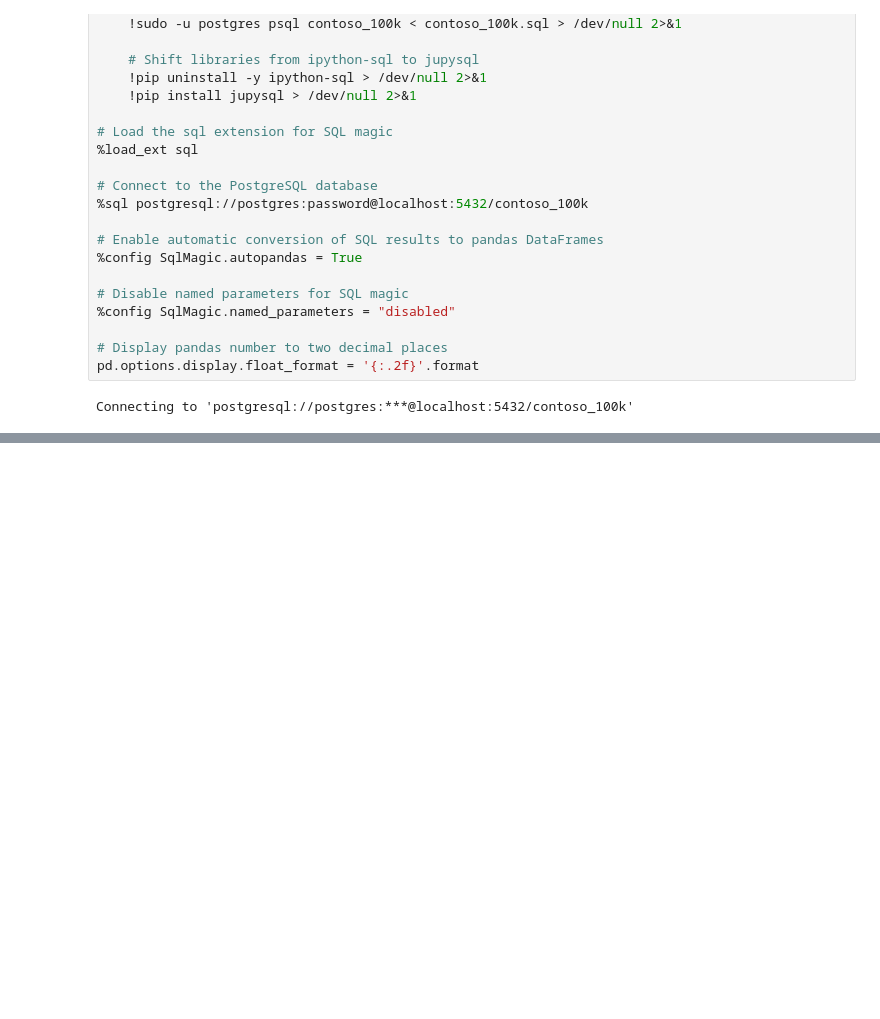
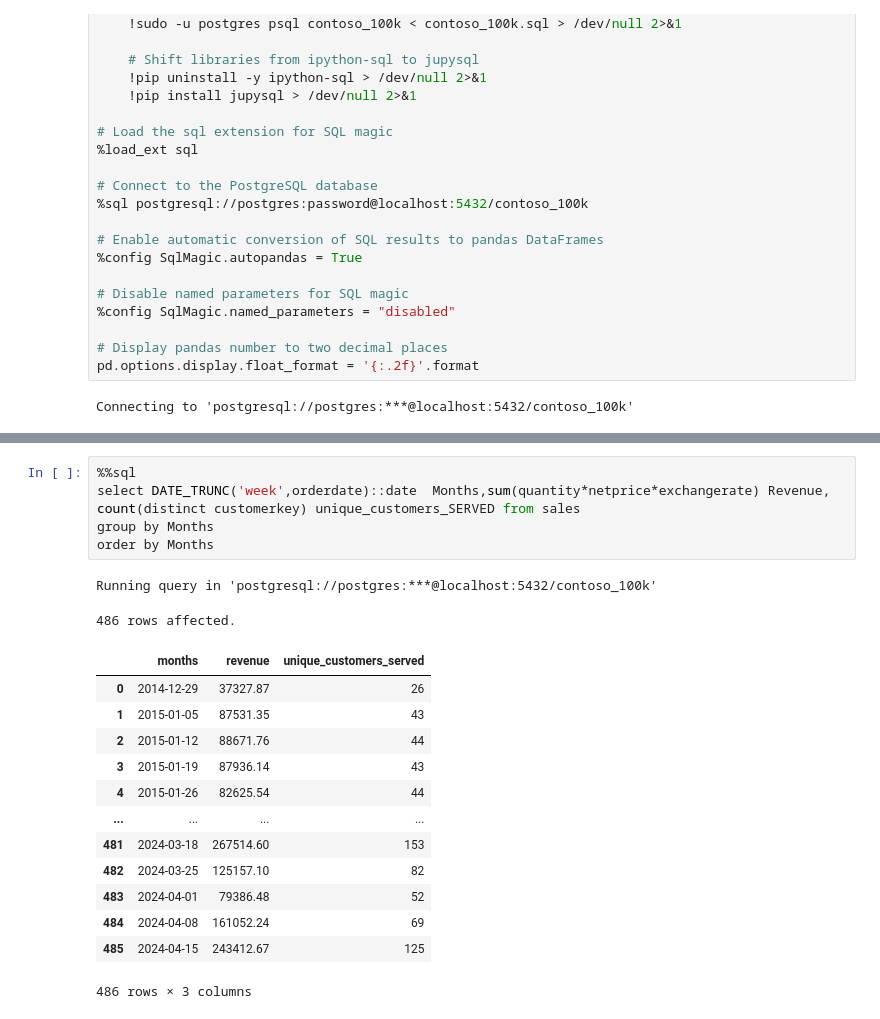
Before and after one commit to mose364/Hands_on_sql, a Jupyter notebook: Resources/Blank_SQL_Notebook.ipynb, the cells around one changed output, grey strips where cells are left out. Cells and saved outputs as stored; diff of their text form; blank space fills up the shorter version.

```diff
--- a/Resources/Blank_SQL_Notebook.ipynb
+++ b/Resources/Blank_SQL_Notebook.ipynb
@@ -69,0 +91,22 @@ Running query in 'postgresql://postgres:***@localhost:5432/contoso_100k'
+# %%
+%%sql
+select DATE_TRUNC('week',orderdate)::date  Months,sum(quantity*netprice*exchangerate) Revenue,
+count(distinct customerkey) unique_customers_SERVED from sales
+group by Months
+order by Months
+# %% [output]
+Running query in 'postgresql://postgres:***@localhost:5432/contoso_100k'
+486 rows affected.
+|  | months | revenue | unique_customers_served |
+| 0 | 2014-12-29 | 37327.87 | 26 |
+| 1 | 2015-01-05 | 87531.35 | 43 |
+| 2 | 2015-01-12 | 88671.76 | 44 |
+| 3 | 2015-01-19 | 87936.14 | 43 |
+| 4 | 2015-01-26 | 82625.54 | 44 |
+| ... | ... | ... | ... |
+| 481 | 2024-03-18 | 267514.60 | 153 |
+| 482 | 2024-03-25 | 125157.10 | 82 |
+| 483 | 2024-04-01 | 79386.48 | 52 |
+| 484 | 2024-04-08 | 161052.24 | 69 |
+| 485 | 2024-04-15 | 243412.67 | 125 |
+486 rows × 3 columns
```
Also changed, not shown: parts of 21 cells of this notebook.
